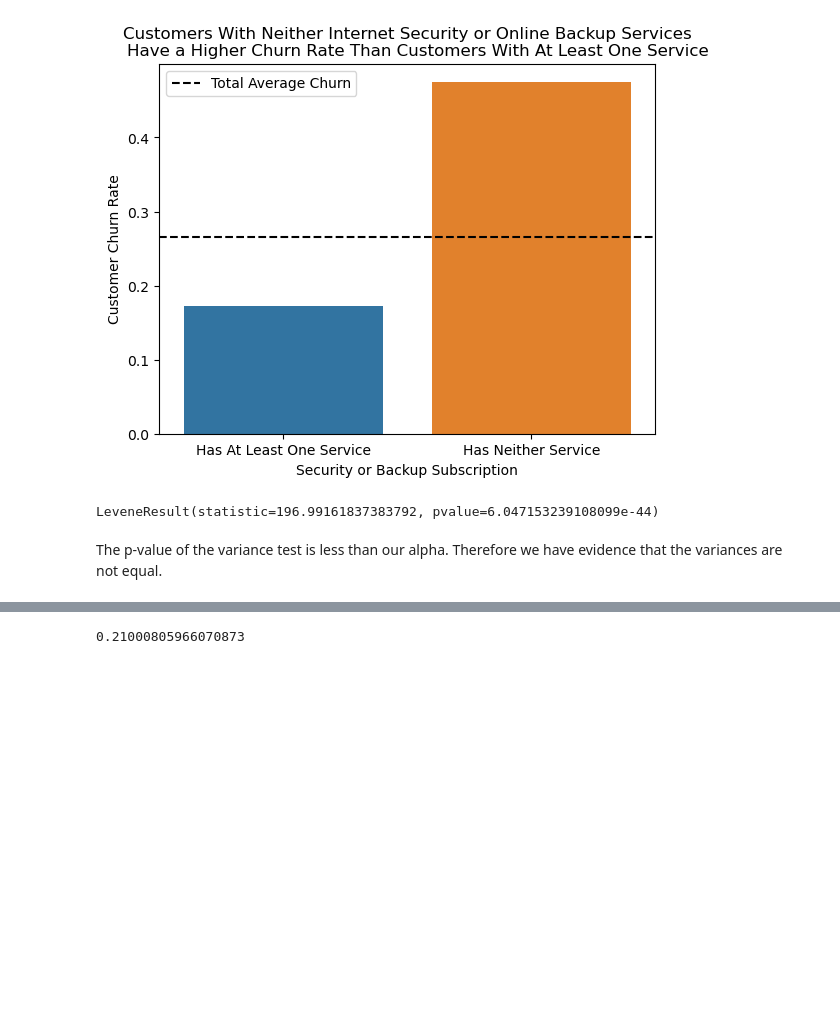
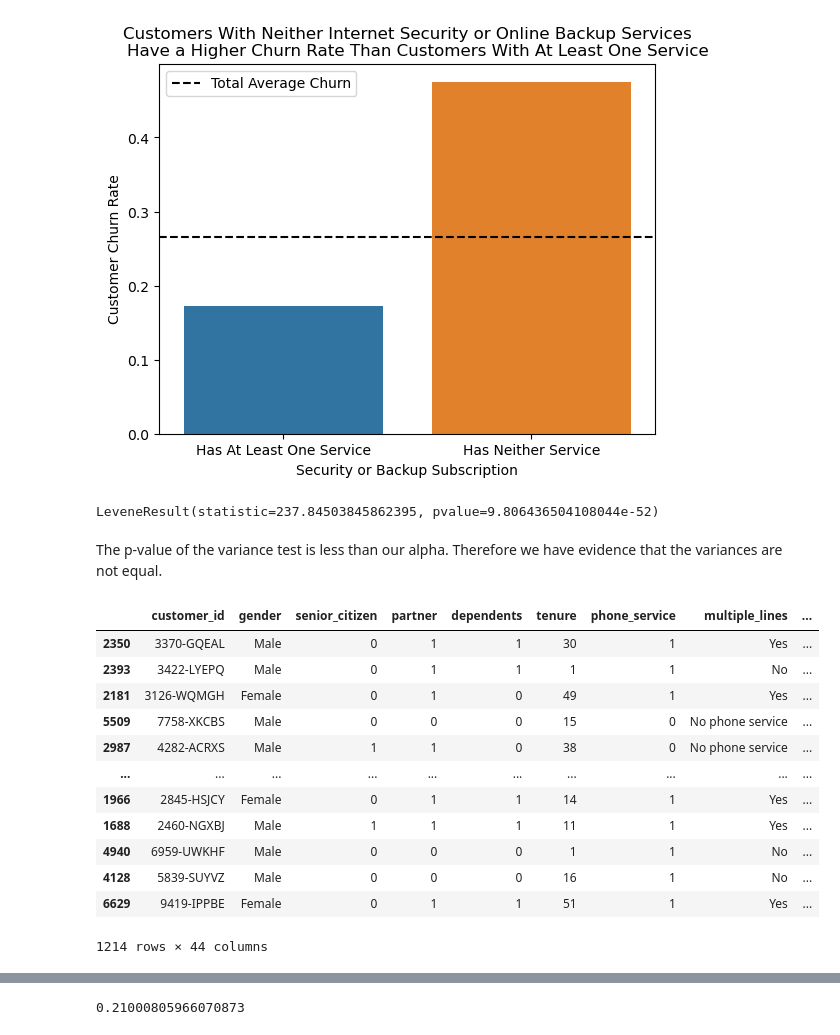
Before and after one commit to Adam-Harris87/classification-project, a Jupyter notebook: explore.ipynb, the cells around one changed output, grey strips where cells are left out. Cells and saved outputs as stored; diff of their text form; code cells hidden in the pictures; blank space fills up the shorter version.

```diff
--- a/explore.ipynb
+++ b/explore.ipynb
@@ -176,11 +176,30 @@ get_bar_security_or_backup()
 # h_a: variances are not equal
 # alpha: 0.05
 nsob_churn = train[train['neither_security_or_backup']].churn
-stats.levene(nsob_churn, train.churn)
+stats.levene(internet[mask].churn, internet[~mask].churn)
 # %% [output]
-LeveneResult(statistic=196.99161837383792, pvalue=6.047153239108099e-44)
+LeveneResult(statistic=237.84503845862395, pvalue=9.806436504108044e-52)
 # %% [markdown]
 The p-value of the variance test is less than our alpha. Therefore we have evidence that the variances are not equal.
+# %%
+internet = train[train.internet_service_type_none == 0]
+mask = ((internet.online_backup == 'No') & (internet.online_security == 'No'))
+# %%
+internet[~mask]
+# %% [output]
+|  | customer_id | gender | senior_citizen | partner | dependents | tenure | phone_service | multiple_lines | ... |
+| 2350 | 3370-GQEAL | Male | 0 | 1 | 1 | 30 | 1 | Yes | ... |
+| 2393 | 3422-LYEPQ | Male | 0 | 1 | 1 | 1 | 1 | No | ... |
+| 2181 | 3126-WQMGH | Female | 0 | 1 | 0 | 49 | 1 | Yes | ... |
+| 5509 | 7758-XKCBS | Male | 0 | 0 | 0 | 15 | 0 | No phone service | ... |
+| 2987 | 4282-ACRXS | Male | 1 | 1 | 0 | 38 | 0 | No phone service | ... |
+| ... | ... | ... | ... | ... | ... | ... | ... | ... | ... |
+| 1966 | 2845-HSJCY | Female | 0 | 1 | 1 | 14 | 1 | Yes | ... |
+| 1688 | 2460-NGXBJ | Male | 1 | 1 | 1 | 11 | 1 | Yes | ... |
+| 4940 | 6959-UWKHF | Male | 0 | 0 | 0 | 1 | 1 | No | ... |
+| 4128 | 5839-SUYVZ | Male | 0 | 0 | 0 | 16 | 1 | No | ... |
+| 6629 | 9419-IPPBE | Female | 0 | 1 | 1 | 51 | 1 | Yes | ... |
+1214 rows × 44 columns
 # %%
 def get_ttest_neither_security_or_backup():
     '''
```
Also changed, not shown: parts of 2 cells of this notebook, 2 other files.
